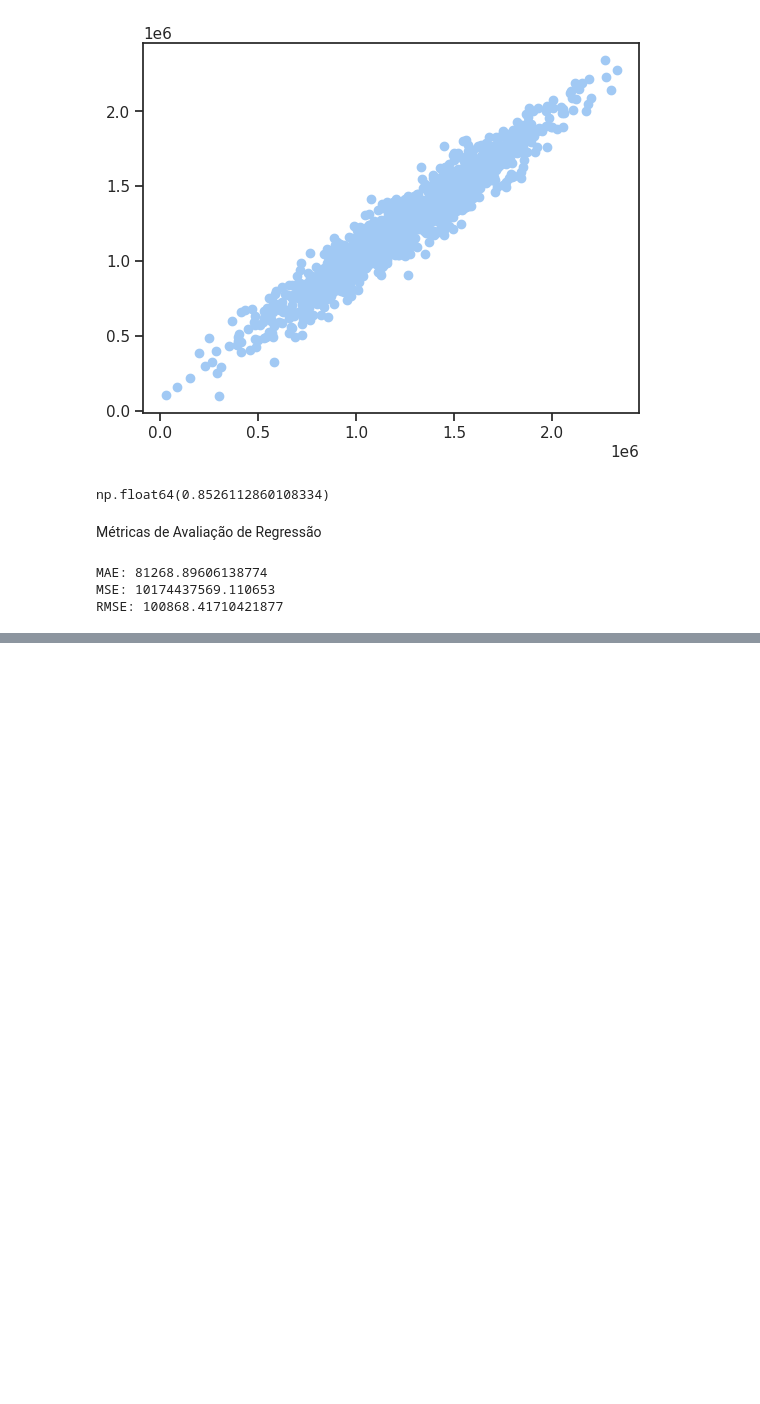
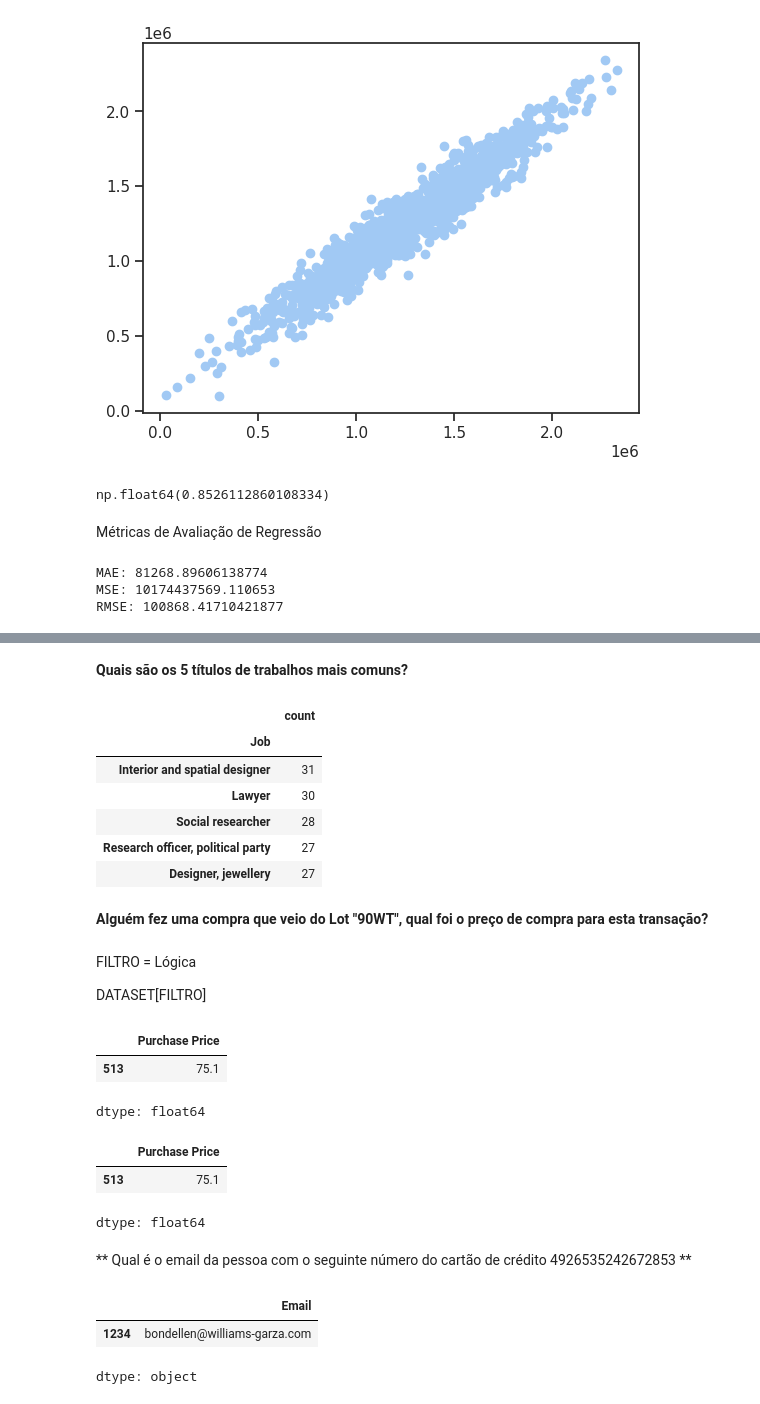
Before and after one commit to William624-stack/DB, a Jupyter notebook: Cópia_de_Untitled1.ipynb, the cells around one changed output, grey strips where cells are left out. Saved outputs shown, nothing was run; the diff lists cells and outputs as text; code cells hidden in the pictures; blank space fills up the shorter version.

```diff
--- a/Cópia_de_Untitled1.ipynb
+++ b/Cópia_de_Untitled1.ipynb
@@ -1288,0 +1465,40 @@ RMSE: 100868.41710421877
+# %% [markdown]
+**Quais são os 5 títulos de trabalhos mais comuns?**
+# %%
+pd.DataFrame(ecom['Job'].value_counts()).head(5)
+# %% [output]
+|  | count |
+| Job |  |
+| Interior and spatial designer | 31 |
+| Lawyer | 30 |
+| Social researcher | 28 |
+| Research officer, political party | 27 |
+| Designer, jewellery | 27 |
+# %% [markdown]
+**Alguém fez uma compra que veio do Lot "90WT", qual foi o preço de compra para esta transação?**
+# %% [markdown]
+FILTRO = Lógica
+
+DATASET[FILTRO]
+# %%
+filtro = ecom['Lot'] == '90 WT'
+ecom[filtro]['Purchase Price']
+# %% [output]
+|  | Purchase Price |
+| 513 | 75.1 |
+dtype: float64
+# %%
+ecom.query('Lot == "90 WT"')['Purchase Price']
+# %% [output]
+|  | Purchase Price |
+| 513 | 75.1 |
+dtype: float64
+# %% [markdown]
+** Qual é o email da pessoa com o seguinte número do cartão de crédito 4926535242672853 **
+# %%
+filtro = ecom['Credit Card'] == 4926535242672853
+ecom[filtro]['Email']
+# %% [output]
+|  | Email |
+| 1234 | bondellen@williams-garza.com |
+dtype: object
```
Also changed, not shown: parts of 36 cells of this notebook.
